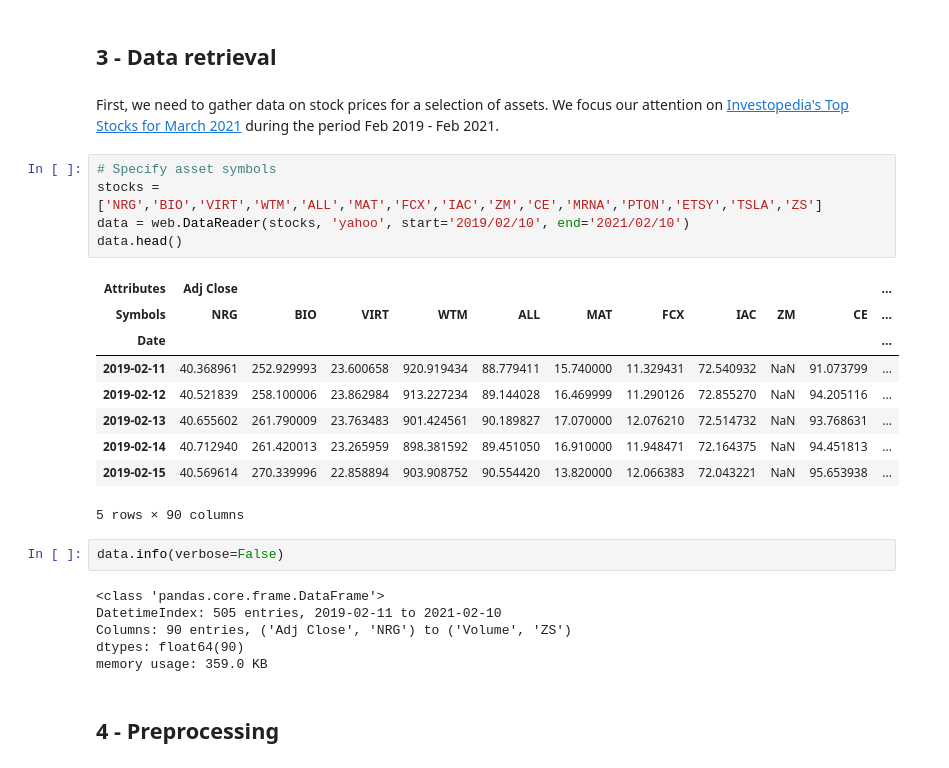
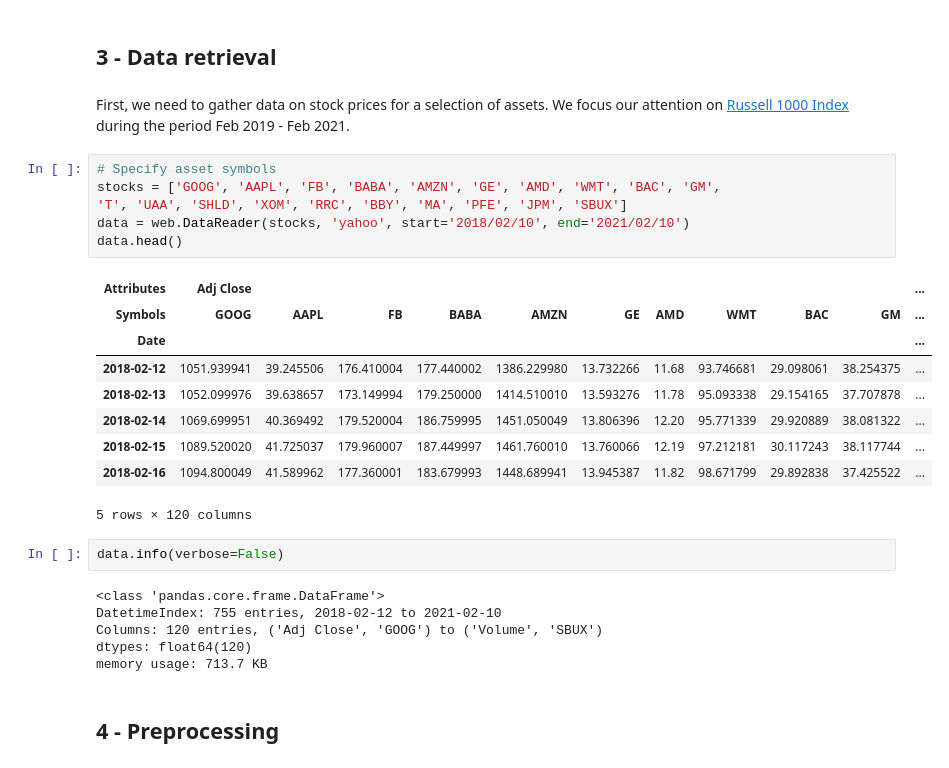
Before and after one commit to patohdzs/getting-them-stonks, a Jupyter notebook: stonks.ipynb, the cells around one changed output. Drawn from its saved outputs; the diff is of its cells as text.

```diff
--- a/stonks.ipynb
+++ b/stonks.ipynb
@@ -66,30 +66,31 @@ seed(1)
 # %% [markdown]
 ## 3 - Data retrieval
 # %% [markdown]
-First, we need to gather data on stock prices for a selection of assets. We focus our attention on [Investopedia's Top Stocks for March 2021](https://www.investopedia.com/top-stocks-4581225) during the period Feb 2019 - Feb 2021.
+First, we need to gather data on stock prices for a selection of assets. We focus our attention on [Russell 1000 Index](https://en.wikipedia.org/wiki/Russell_1000_Index) during the period Feb 2019 - Feb 2021.
 # %%
 # Specify asset symbols
-stocks = ['NRG','BIO','VIRT','WTM','ALL','MAT','FCX','IAC','ZM','CE','MRNA','PTON','ETSY','TSLA','ZS']
-data = web.DataReader(stocks, 'yahoo', start='2019/02/10', end='2021/02/10')
+stocks = ['GOOG', 'AAPL', 'FB', 'BABA', 'AMZN', 'GE', 'AMD', 'WMT', 'BAC', 'GM',
+'T', 'UAA', 'SHLD', 'XOM', 'RRC', 'BBY', 'MA', 'PFE', 'JPM', 'SBUX']
+data = web.DataReader(stocks, 'yahoo', start='2018/02/10', end='2021/02/10')
 data.head()
 # %% [output]
 | Attributes | Adj Close |  |  |  |  |  |  |  |  |  | ... |
-| Symbols | NRG | BIO | VIRT | WTM | ALL | MAT | FCX | IAC | ZM | CE | ... |
+| Symbols | GOOG | AAPL | FB | BABA | AMZN | GE | AMD | WMT | BAC | GM | ... |
 | Date |  |  |  |  |  |  |  |  |  |  | ... |
-| 2019-02-11 | 40.368961 | 252.929993 | 23.600658 | 920.919434 | 88.779411 | 15.740000 | 11.329431 | 72.540932 | NaN | 91.073799 | ... |
-| 2019-02-12 | 40.521839 | 258.100006 | 23.862984 | 913.227234 | 89.144028 | 16.469999 | 11.290126 | 72.855270 | NaN | 94.205116 | ... |
-| 2019-02-13 | 40.655602 | 261.790009 | 23.763483 | 901.424561 | 90.189827 | 17.070000 | 12.076210 | 72.514732 | NaN | 93.768631 | ... |
-| 2019-02-14 | 40.712940 | 261.420013 | 23.265959 | 898.381592 | 89.451050 | 16.910000 | 11.948471 | 72.164375 | NaN | 94.451813 | ... |
-| 2019-02-15 | 40.569614 | 270.339996 | 22.858894 | 903.908752 | 90.554420 | 13.820000 | 12.066383 | 72.043221 | NaN | 95.653938 | ... |
+| 2018-02-12 | 1051.939941 | 39.245506 | 176.410004 | 177.440002 | 1386.229980 | 13.732266 | 11.68 | 93.746681 | 29.098061 | 38.254375 | ... |
+| 2018-02-13 | 1052.099976 | 39.638657 | 173.149994 | 179.250000 | 1414.510010 | 13.593276 | 11.78 | 95.093338 | 29.154165 | 37.707878 | ... |
+| 2018-02-14 | 1069.699951 | 40.369492 | 179.520004 | 186.759995 | 1451.050049 | 13.806396 | 12.20 | 95.771339 | 29.920889 | 38.081322 | ... |
+| 2018-02-15 | 1089.520020 | 41.725037 | 179.960007 | 187.449997 | 1461.760010 | 13.760066 | 12.19 | 97.212181 | 30.117243 | 38.117744 | ... |
+| 2018-02-16 | 1094.800049 | 41.589962 | 177.360001 | 183.679993 | 1448.689941 | 13.945387 | 11.82 | 98.671799 | 29.892838 | 37.425522 | ... |
-5 rows × 90 columns
+5 rows × 120 columns
 # %%
 data.info(verbose=False)
 # %% [output]
 <class 'pandas.core.frame.DataFrame'>
-DatetimeIndex: 505 entries, 2019-02-11 to 2021-02-10
-Columns: 90 entries, ('Adj Close', 'NRG') to ('Volume', 'ZS')
-dtypes: float64(90)
-memory usage: 359.0 KB
+DatetimeIndex: 755 entries, 2018-02-12 to 2021-02-10
+Columns: 120 entries, ('Adj Close', 'GOOG') to ('Volume', 'SBUX')
+dtypes: float64(120)
+memory usage: 713.7 KB
 # %% [markdown]
 ## 4 - Preprocessing
 # %%
```
Also changed, not shown: parts of 14 cells of this notebook, 1 other file.
